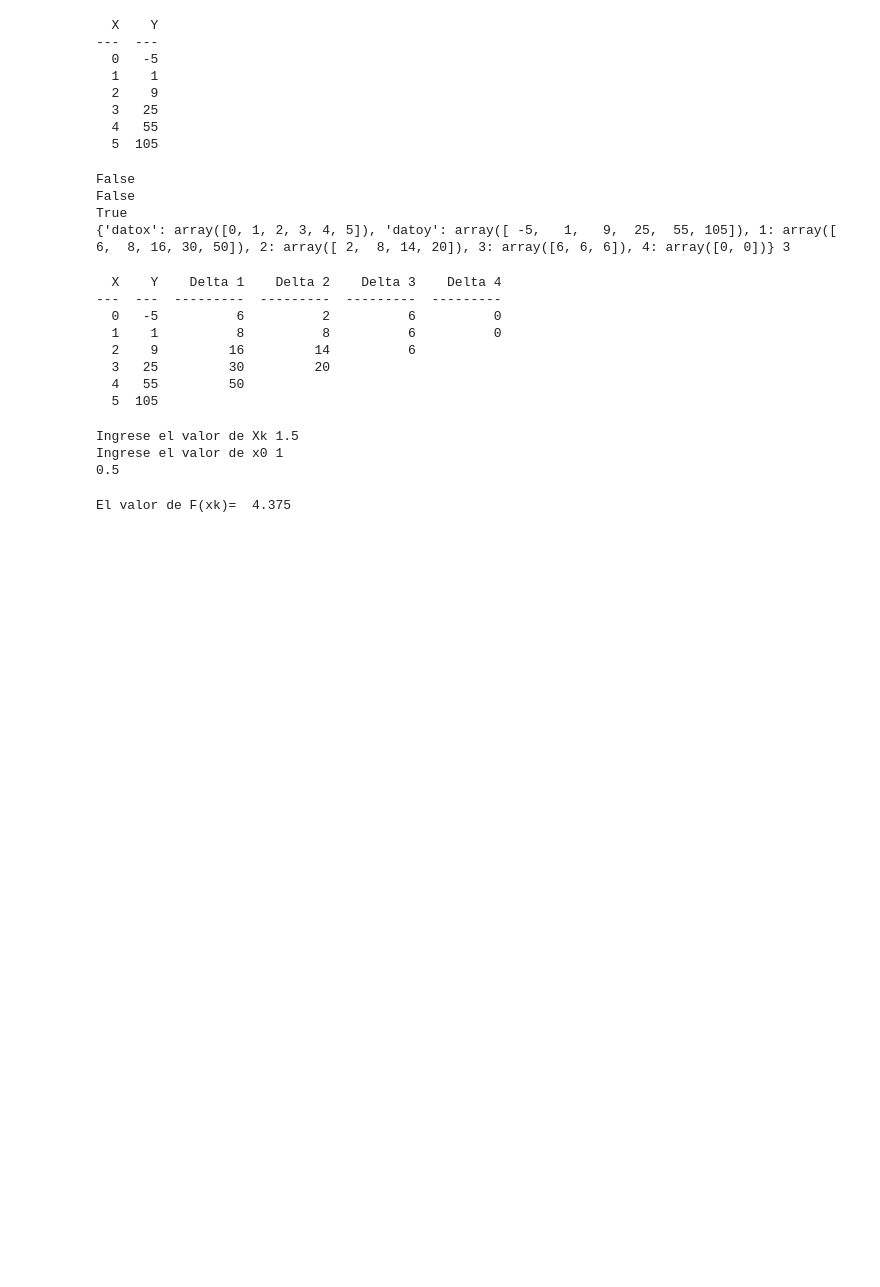
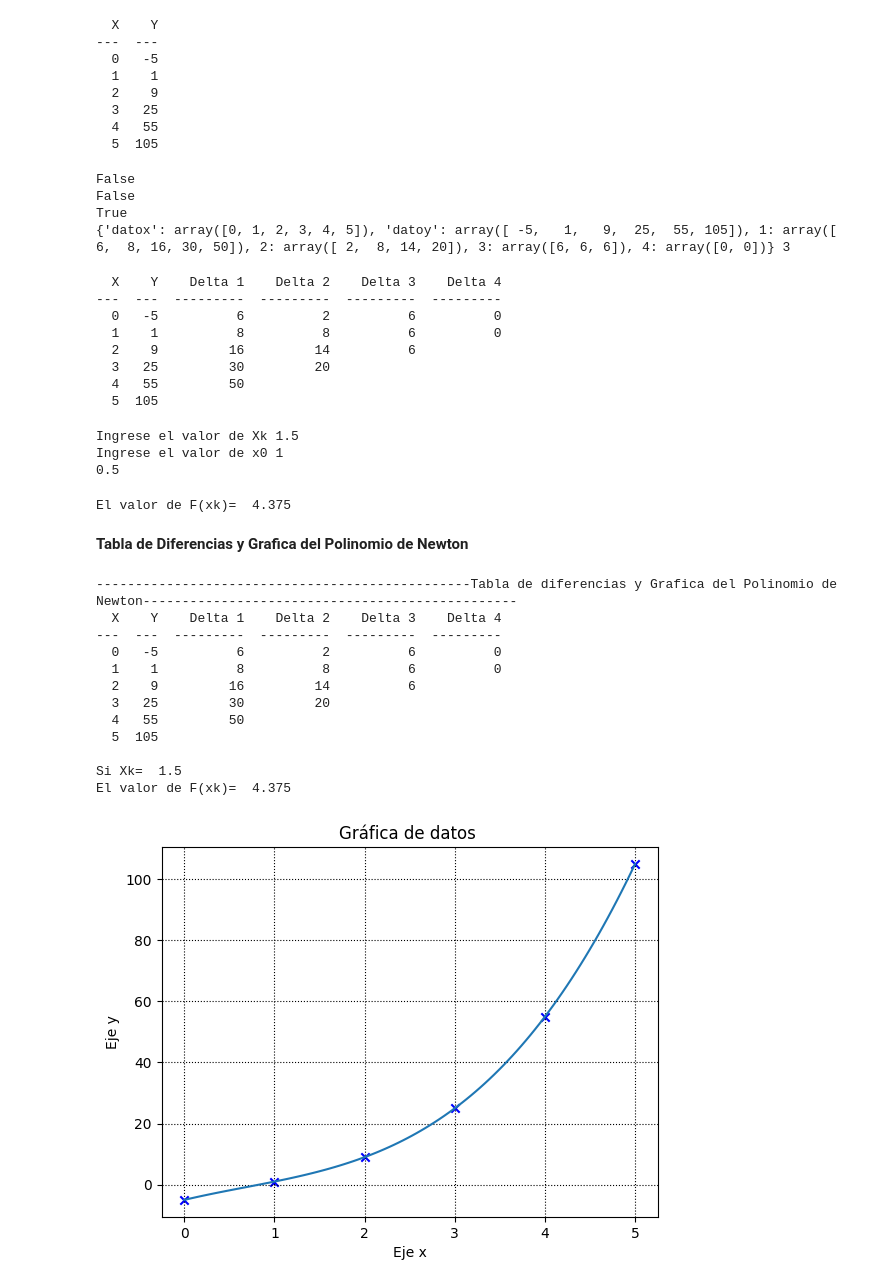
Before and after one commit to Sandoval-Martinez-Jacquelin/Metodos-1, a Jupyter notebook: Polinomio interpolante de Newton.ipynb, the cells around one changed output. Saved outputs shown, nothing was run; the diff lists cells and outputs as text; code cells hidden in the pictures; blank space fills up the shorter version.

```diff
--- a/Polinomio interpolante de Newton.ipynb
+++ b/Polinomio interpolante de Newton.ipynb
@@ -108,5 +108,38 @@ for s in range(1,grad+1):
   yk+=comb(k,s)*dic.get(s)[ind]#añadimos a Yk el producto de los coeficientes binomiales con las respectivas diferencias
 
 print("El valor de F(xk)= ",yk)
+
+def g(x):#Definimos la funcion del polinomio resultante para graficar
+  return -5+7*x-2*(x**2)+x**3
+x1=np.linspace(0,5,100)
 # %% [output]
 El valor de F(xk)=  4.375
+# %% [markdown]
+**Tabla de Diferencias y Grafica del Polinomio de Newton**
+# %%
+
+print("Tabla de diferencias y Grafica del Polinomio de Newton".center(150,"-"))
+print(tabulate(dic,headers=['X',"Y","Delta 1","Delta 2","Delta 3","Delta 4","Delta 5"]))#Imprimimos la tabla de diferencias
+print("\nSi Xk= ",xk,"\nEl valor de F(xk)= ",yk)
+import matplotlib.pyplot as plt
+plt.scatter(datx,daty,color="blue",marker="x")
+plt.plot(x1,g(x1))
+plt.title("Gráfica de datos ")
+plt.xlabel("Eje x")
+plt.ylabel("Eje y")
+plt.grid(color="black",linestyle="dotted")
+plt.show()
+# %% [output]
+------------------------------------------------Tabla de diferencias y Grafica del Polinomio de Newton------------------------------------------------
+  X    Y    Delta 1    Delta 2    Delta 3    Delta 4
+---  ---  ---------  ---------  ---------  ---------
+  0   -5          6          2          6          0
+  1    1          8          8          6          0
+  2    9         16         14          6
+  3   25         30         20
+  4   55         50
+  5  105
+
+Si Xk=  1.5
+El valor de F(xk)=  4.375
+[figure, added]
```
Also changed, not shown: parts of 2 cells of this notebook.
